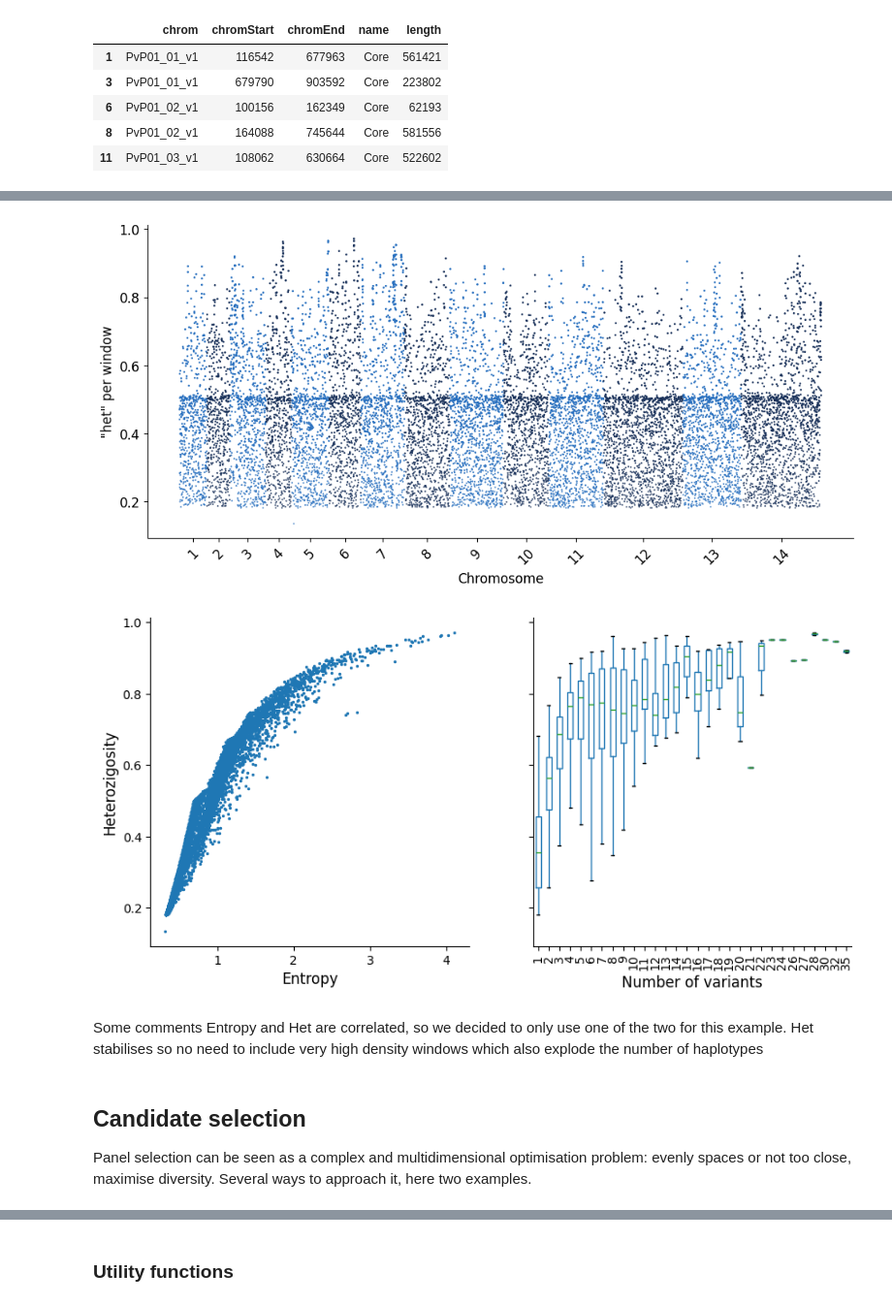
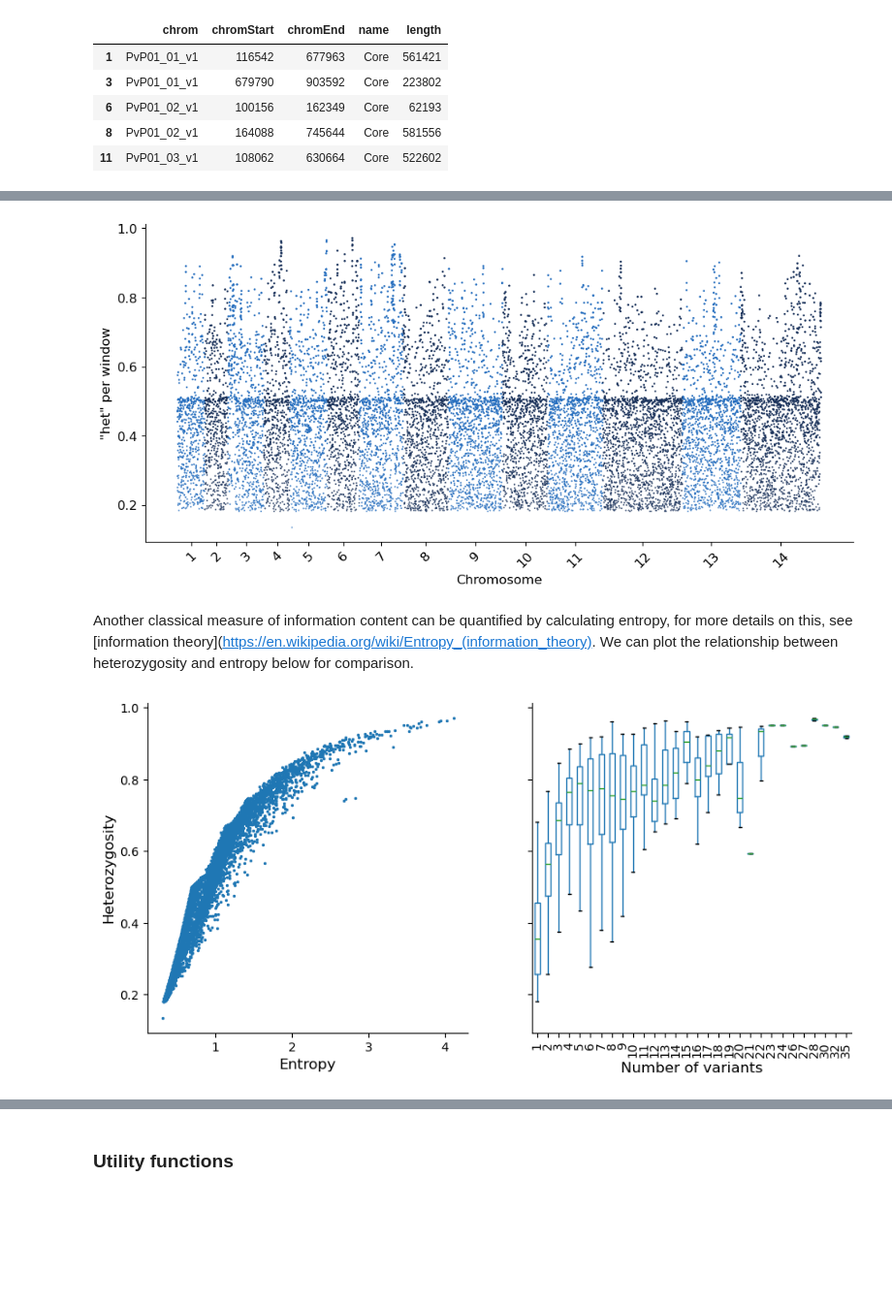
Before and after one commit to svsiegel/vivax-mhaps, a Jupyter notebook: notebooks/2_selection_from_microhaplotype_candidates.ipynb, the cells around one changed output, grey strips where cells are left out. Shown at 97% size. Cells and saved outputs as stored; diff of their text form; code cells hidden in the pictures; blank space fills up the shorter version.

```diff
--- a/notebooks/2_selection_from_microhaplotype_candidates.ipynb
+++ b/notebooks/2_selection_from_microhaplotype_candidates.ipynb
@@ -84,7 +99,7 @@ This section of the notebook is not strictly speaking required for the panel sel
 rainbow_palette = ['#C62828','#D81B60','#8E24AA','#5E35B1','#3949AB','#1E88E5','#039BE5',
                '#00ACC1','#00897B','#43A047','#7CB342','#C0CA33','#FFB300','#F4511E']
 # %%
-def plot_man(df, column, maxy, palette=["#276FBF", "#183059"]):
+def plot_man(df, column, palette=["#276FBF", "#183059"]):
 
     rcParams = plt.rcParams
     rcParams["font.size"] = 12
@@ -98,7 +113,6 @@ def plot_man(df, column, maxy, palette=["#276FBF", "#183059"]):
     ax.spines["right"].set_visible(False)
     ax.spines["top"].set_visible(False)
 
-    #ax.set_ylim([0,maxy])
     ax.set_xlabel("Chromosome")
     ax.set_ylabel(f'"{column}" per window')
 
@@ -111,9 +125,9 @@ def plot_man(df, column, maxy, palette=["#276FBF", "#183059"]):
     ax.scatter(np.arange(len(df)),df[column],c=df["chrom"].apply(lambda x: chrom_dict[x]), s=df[column])
 
     # Plot the X tick marks
-    boundaries = np.nonzero(test["chrom"].shift(1, fill_value=test["chrom"].head(1)) != test["chrom"])
+    boundaries = np.nonzero(df["chrom"].shift(1, fill_value=df["chrom"].head(1)) != df["chrom"])
     boundaries = np.insert(boundaries, 0, 0)
-    boundaries = np.append(boundaries, len(test))
+    boundaries = np.append(boundaries, len(df))
     ticks = [(a + b) / 2 for a, b in zip(boundaries, boundaries[1:])]
     plt.xticks(ticks, np.arange(1, 15), rotation = 45)
 
@@ -126,7 +167,9 @@ plot_man(windows_df, 'variant_counts',40)
 # %%
-plot_man(windows_df, 'het',1)
+plot_man(windows_df, 'het')
 # %% [output]
-[figure, old version]
+[figure, new version]
+# %% [markdown]
+Another classical measure of information content can be quantified by calculating entropy, for more details on this, see [information theory](https://en.wikipedia.org/wiki/Entropy_(information_theory). We can plot the relationship between heterozygosity and entropy below for comparison.
 # %%
 def plot_het_v_entropy(df):
 
@@ -143,7 +186,7 @@ def plot_het_v_entropy(df):
     ax1.spines['top'].set_visible(False)
     ax1.scatter(df['entropy'], df['het'], s=2)
     ax1.set_xlabel('Entropy')
-    ax1.set_ylabel('Heterozigosity')
+    ax1.set_ylabel('Heterozygosity')
 
     ax2.spines['right'].set_visible(False)
     ax2.spines['top'].set_visible(False)
@@ -158,11 +201,4 @@ def plot_het_v_entropy(df):
 
 plot_het_v_entropy(windows_df)
 # %% [output]
-[figure, old version]
+[figure, new version]
-# %% [markdown]
-Some comments
-Entropy and Het are correlated, so we decided to only use one of the two for this example.
-Het stabilises so no need to include very high density windows which also explode the number of haplotypes
-# %% [markdown]
-## Candidate selection
-Panel selection can be seen as a complex and multidimensional optimisation problem: evenly spaces or not too close, maximise diversity. Several ways to approach it, here two examples.
```
Also changed, not shown: parts of 37 cells of this notebook.
